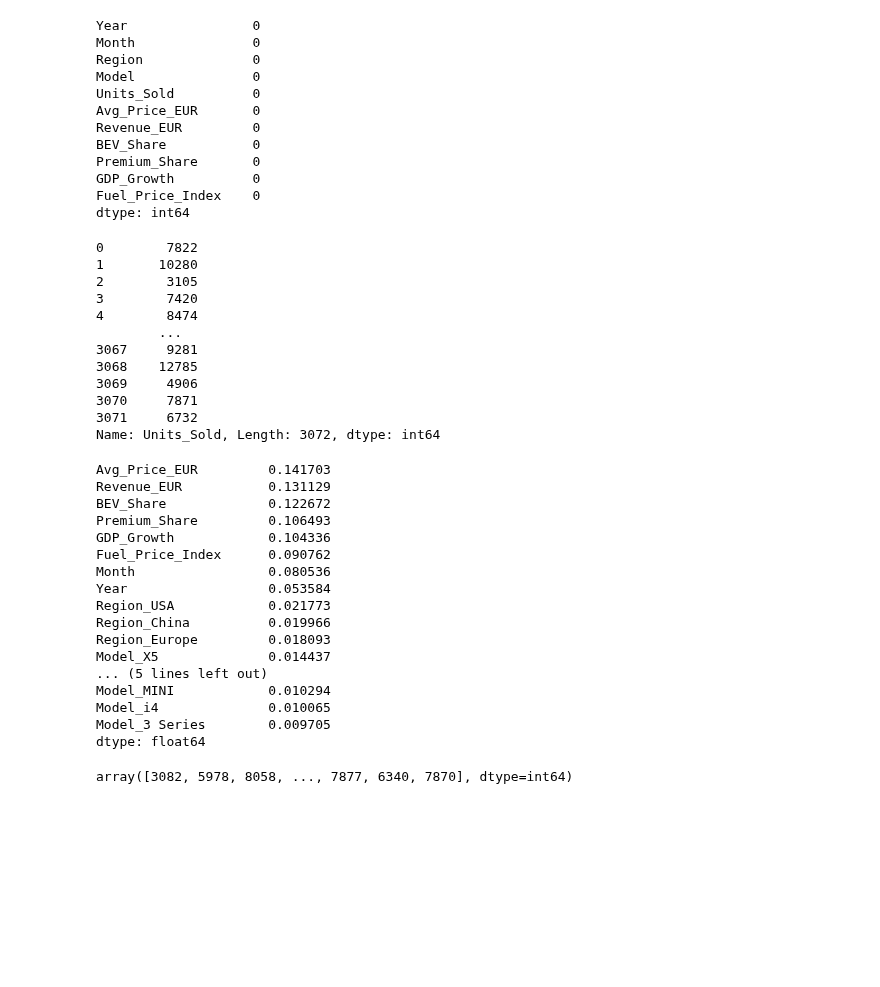
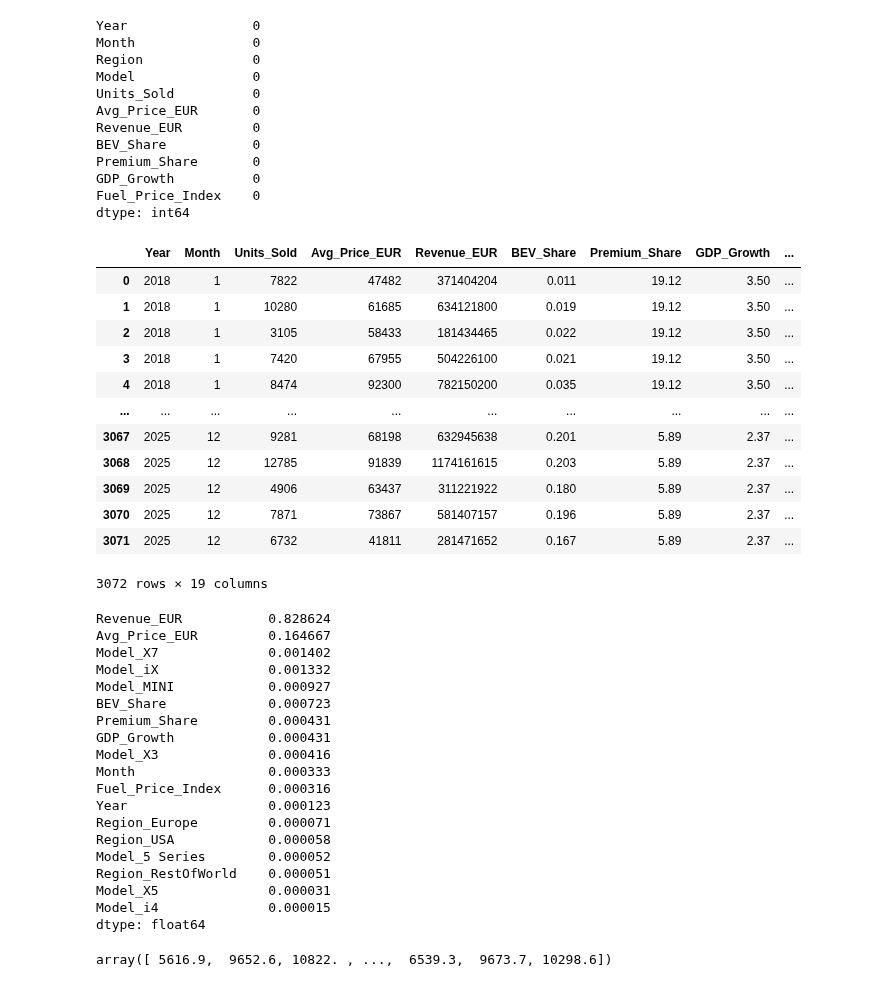
Before and after one commit to availgopi/MyGitRepository, a Jupyter notebook: Week9-ML and Data Science Capstone/2. Preprocessing/BMW_Car_Sales.ipynb, the cells around one changed output. Cells and saved outputs as stored; diff of their text form; code cells hidden in the pictures; blank space fills up the shorter version.

```diff
--- a/Week9-ML and Data Science Capstone/2. Preprocessing/BMW_Car_Sales.ipynb
+++ b/Week9-ML and Data Science Capstone/2. Preprocessing/BMW_Car_Sales.ipynb
@@ -36,23 +38,27 @@ Premium_Share       0
 GDP_Growth          0
 Fuel_Price_Index    0
 dtype: int64
+# %%
+dataset=pd.get_dummies(dataset, drop_first=True)
+dataset
+# %% [output]
+|  | Year | Month | Units_Sold | Avg_Price_EUR | Revenue_EUR | BEV_Share | Premium_Share | GDP_Growth | ... |
+| 0 | 2018 | 1 | 7822 | 47482 | 371404204 | 0.011 | 19.12 | 3.50 | ... |
+| 1 | 2018 | 1 | 10280 | 61685 | 634121800 | 0.019 | 19.12 | 3.50 | ... |
+| 2 | 2018 | 1 | 3105 | 58433 | 181434465 | 0.022 | 19.12 | 3.50 | ... |
+| 3 | 2018 | 1 | 7420 | 67955 | 504226100 | 0.021 | 19.12 | 3.50 | ... |
+| 4 | 2018 | 1 | 8474 | 92300 | 782150200 | 0.035 | 19.12 | 3.50 | ... |
+| ... | ... | ... | ... | ... | ... | ... | ... | ... | ... |
+| 3067 | 2025 | 12 | 9281 | 68198 | 632945638 | 0.201 | 5.89 | 2.37 | ... |
+| 3068 | 2025 | 12 | 12785 | 91839 | 1174161615 | 0.203 | 5.89 | 2.37 | ... |
+| 3069 | 2025 | 12 | 4906 | 63437 | 311221922 | 0.180 | 5.89 | 2.37 | ... |
+| 3070 | 2025 | 12 | 7871 | 73867 | 581407157 | 0.196 | 5.89 | 2.37 | ... |
+| 3071 | 2025 | 12 | 6732 | 41811 | 281471652 | 0.167 | 5.89 | 2.37 | ... |
+3072 rows × 19 columns
 # %%
 #Get the numerical columns
 X_Indep = dataset.drop("Units_Sold", axis=1)
 Y_Dep = dataset["Units_Sold"]
-# %% [output]
-0        7822
-1       10280
-2        3105
-3        7420
-4        8474
-        ...
-3067     9281
-3068    12785
-3069     4906
-3070     7871
-3071     6732
-Name: Units_Sold, Length: 3072, dtype: int64
 # %%
 #Split
 X_Train, X_Test, y_train, y_test = train_test_split(X_Indep, Y_Dep, test_size=1/3, random_state=0)
@@ -63,28 +69,30 @@ rfc = rfc.fit(X_Train, y_train)
 # %%
 #check feature importance
-pd.Series(rfc.feature_importances_, index=X_Train.columns).sort_values(ascending=False)
+pd.Series(rfr.feature_importances_, index=X_Train.columns).sort_values(ascending=False)
 # %% [output]
-Avg_Price_EUR         0.141703
-Revenue_EUR           0.131129
-BEV_Share             0.122672
-Premium_Share         0.106493
-GDP_Growth            0.104336
-Fuel_Price_Index      0.090762
-Month                 0.080536
-Year                  0.053584
-Region_USA            0.021773
-Region_China          0.019966
-Region_Europe         0.018093
-Model_X5              0.014437
-... (5 lines left out)
-Model_MINI            0.010294
-Model_i4              0.010065
-Model_3 Series        0.009705
+Revenue_EUR           0.828624
+Avg_Price_EUR         0.164667
+Model_X7              0.001402
+Model_iX              0.001332
+Model_MINI            0.000927
+BEV_Share             0.000723
+Premium_Share         0.000431
+GDP_Growth            0.000431
+Model_X3              0.000416
+Month                 0.000333
+Fuel_Price_Index      0.000316
+Year                  0.000123
+Region_Europe         0.000071
+Region_USA            0.000058
+Model_5 Series        0.000052
+Region_RestOfWorld    0.000051
+Model_X5              0.000031
+Model_i4              0.000015
 dtype: float64
 # %%
-y_pred = rfc.predict(X_Test)
+y_pred = rfr.predict(X_Test)
 y_pred
 # %% [output]
-array([3082, 5978, 8058, ..., 7877, 6340, 7870], dtype=int64)
+array([ 5616.9,  9652.6, 10822. , ...,  6539.3,  9673.7, 10298.6])
 # %%
 #Accuracy check
```
Also changed, not shown: parts of 6 cells of this notebook.
